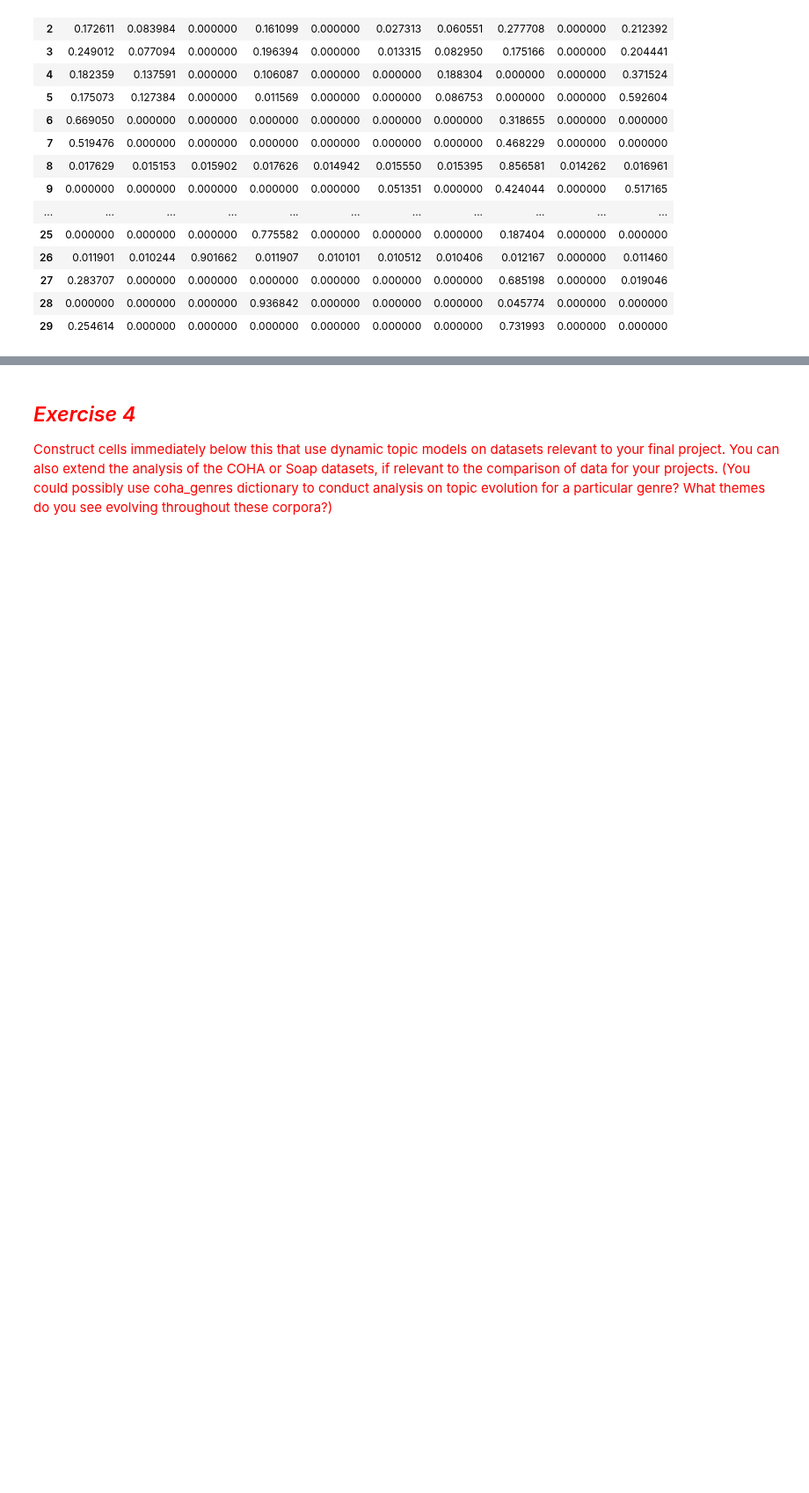
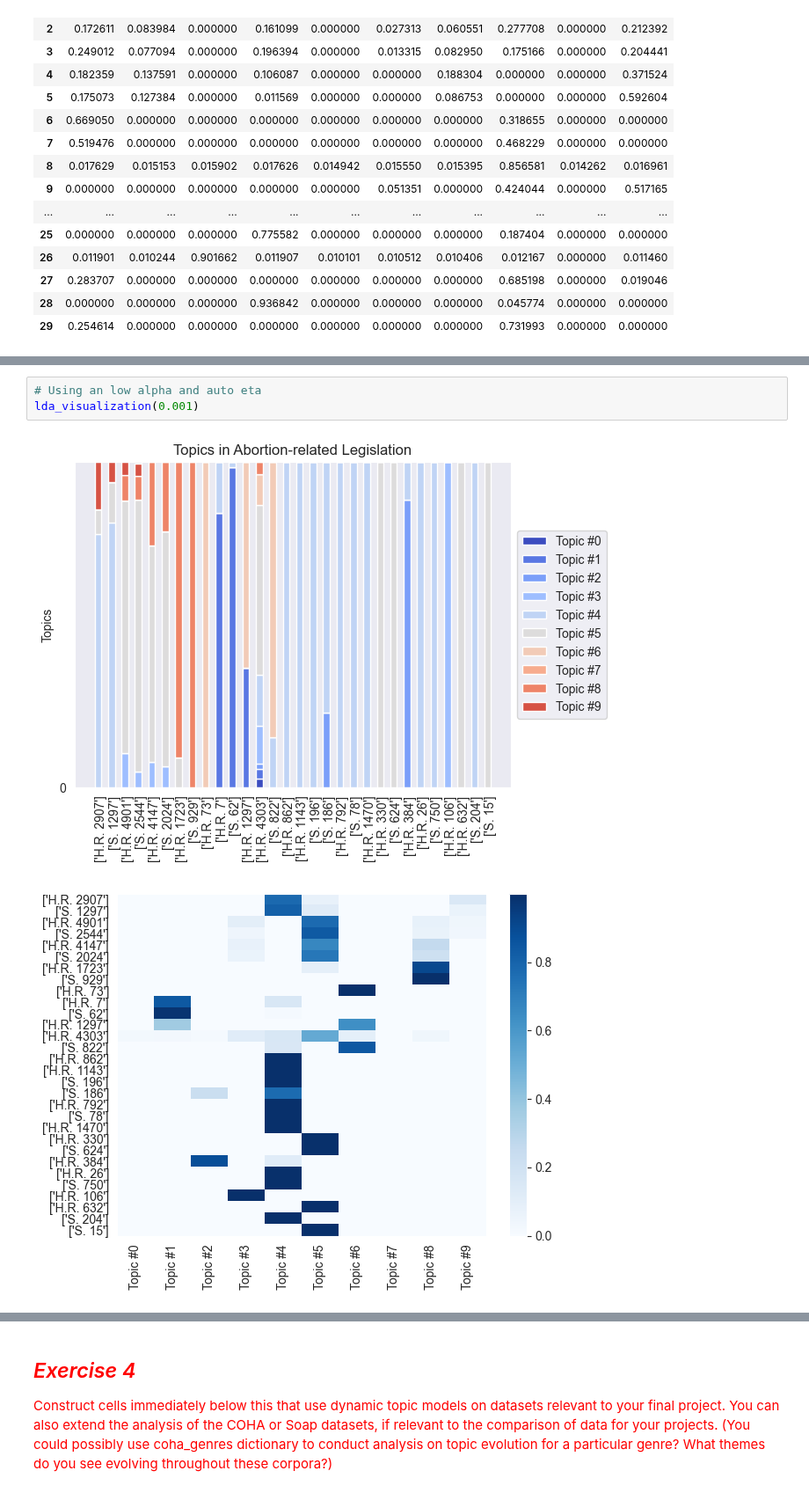
Before and after one commit to michplunkett/computational-content-analysis, a Jupyter notebook: 3-MichaelPlunkett_Answers.ipynb, the cells around one changed output, grey strips where cells are left out. Shown at 88% size. Drawn from its saved outputs; the diff is of its cells as text; blank space fills up the shorter version.

```diff
--- a/3-MichaelPlunkett_Answers.ipynb
+++ b/3-MichaelPlunkett_Answers.ipynb
@@ -630,0 +754,6 @@ plt.show()
+# %%
+# Using an low alpha and auto eta
+lda_visualization(0.001)
+# %% [output]
+[figure, added]
+[figure, added]
```
Also changed, not shown: parts of 13 cells of this notebook.
